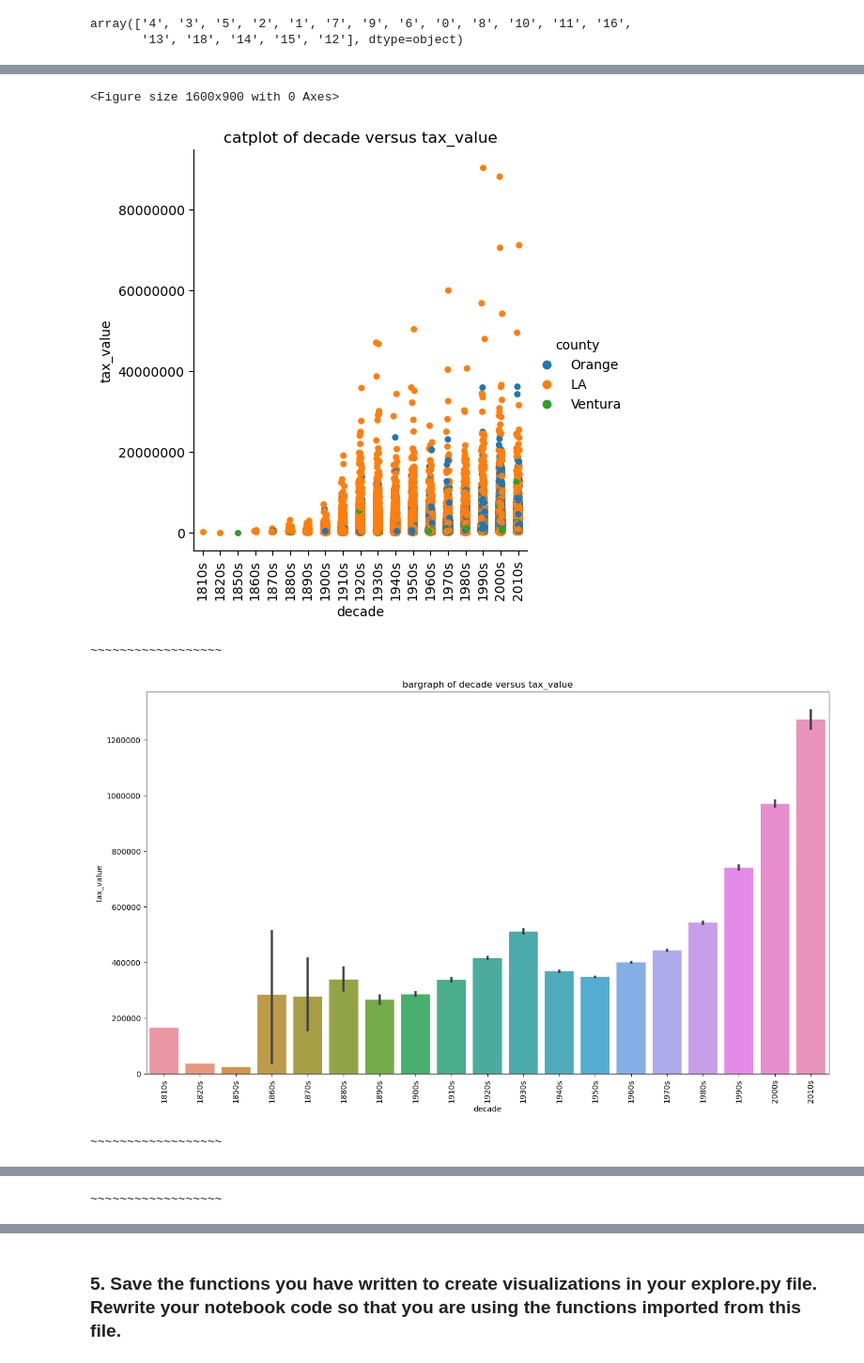
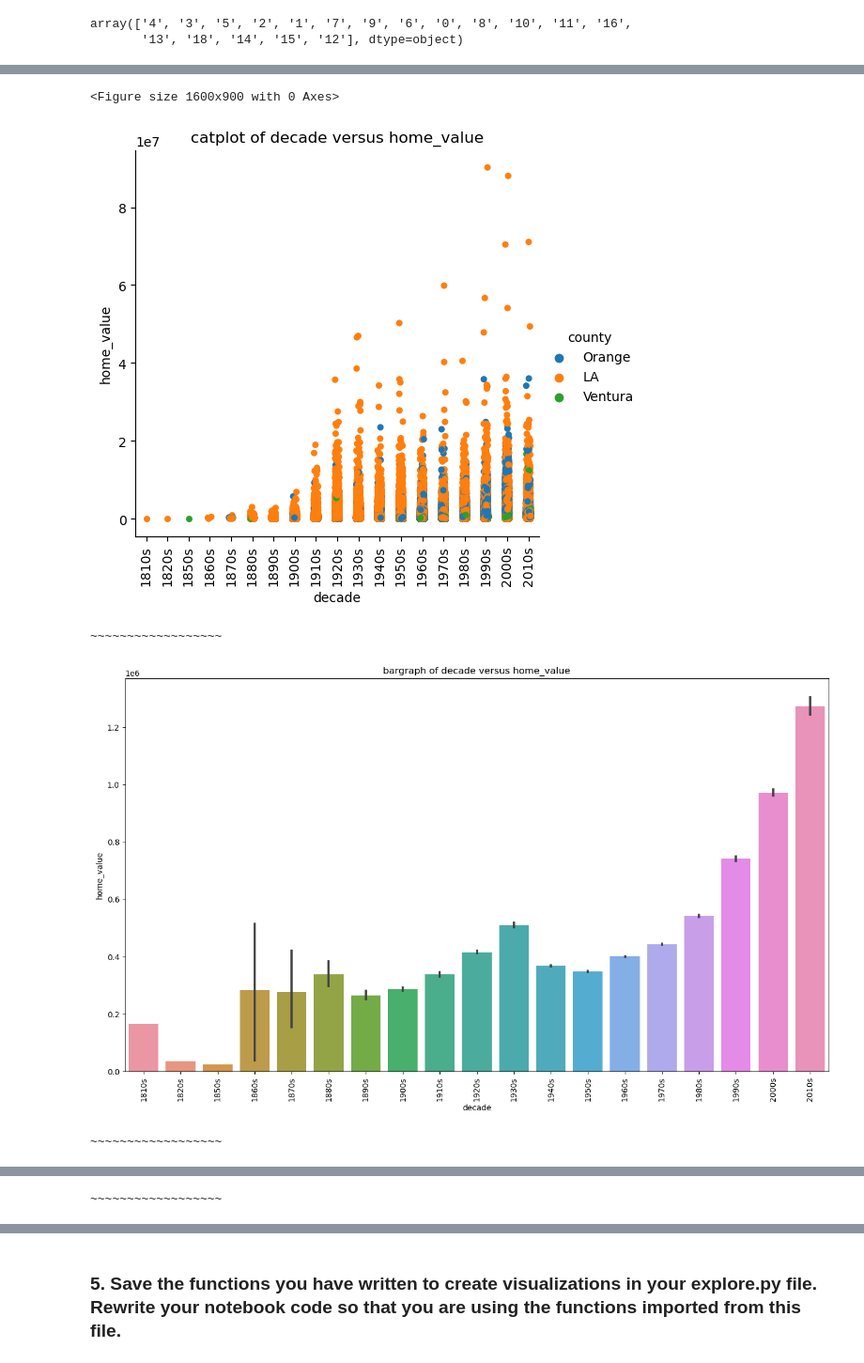
Before and after one commit to Joshua-Click/regression-exercises, a Jupyter notebook: explore.ipynb, the cells around one changed output, grey strips where cells are left out. Shown at 94% size. Drawn from its saved outputs; the diff is of its cells as text; code cells hidden in the pictures.

```diff
--- a/explore.ipynb
+++ b/explore.ipynb
@@ -149,10 +149,10 @@ def plot_categorical_and_continuous_vars(df, x, y, order):
     plt.show()
     print('~~~~~~~~~~~~~~~~~~')
 # %%
-plot_categorical_and_continuous_vars(train,'decade' ,'tax_value',decade_order)
+plot_categorical_and_continuous_vars(train,'decade' ,'home_value',decade_order)
 # %% [output]
 <Figure size 1600x900 with 0 Axes>
-[figure, old version]
+[figure, new version]
 ~~~~~~~~~~~~~~~~~~
-[figure, old version]
+[figure, new version]
 ~~~~~~~~~~~~~~~~~~
```
Also changed, not shown: parts of 17 cells of this notebook, 1 other file.
